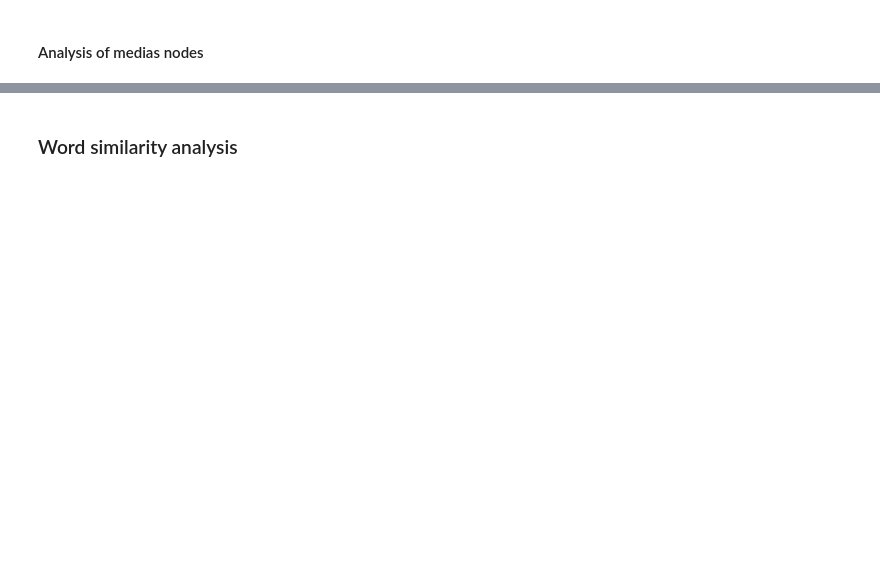
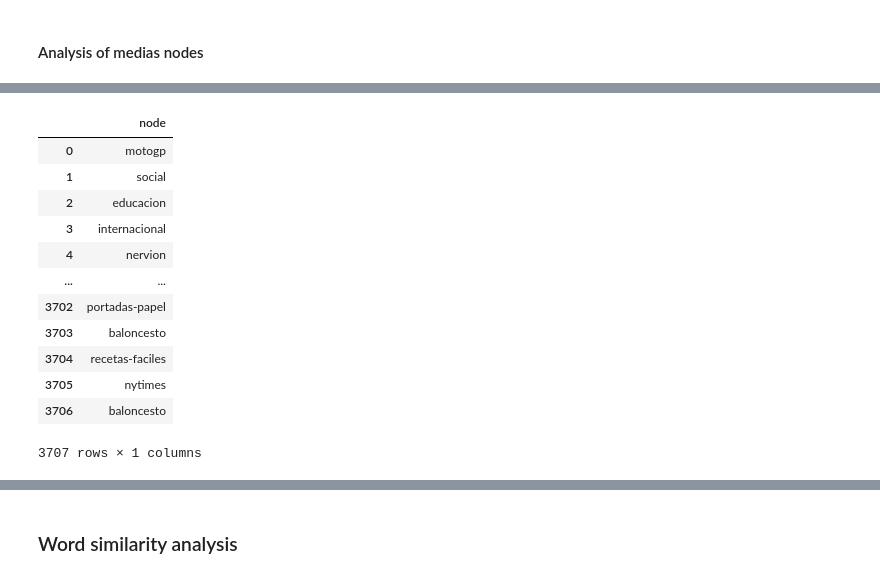
Before and after one commit to Marlup/Expected-news, a Jupyter notebook: testing/media-data-extraction/Medias url preprocessing before scrapping and loading.ipynb, the cells around one changed output, grey strips where cells are left out. Cells and saved outputs as stored; diff of their text form; code cells hidden in the pictures; blank space fills up the shorter version.

```diff
--- a/testing/media-data-extraction/Medias url preprocessing before scrapping and loading.ipynb
+++ b/testing/media-data-extraction/Medias url preprocessing before scrapping and loading.ipynb
@@ -448,0 +344,16 @@ final_section_urls
+# %%
+section_urls
+# %% [output]
+|  | node |
+| 0 | motogp |
+| 1 | social |
+| 2 | educacion |
+| 3 | internacional |
+| 4 | nervion |
+| ... | ... |
+| 3702 | portadas-papel |
+| 3703 | baloncesto |
+| 3704 | recetas-faciles |
+| 3705 | nytimes |
+| 3706 | baloncesto |
+3707 rows × 1 columns
```
Also changed, not shown: parts of 46 cells of this notebook, 41 other files.
